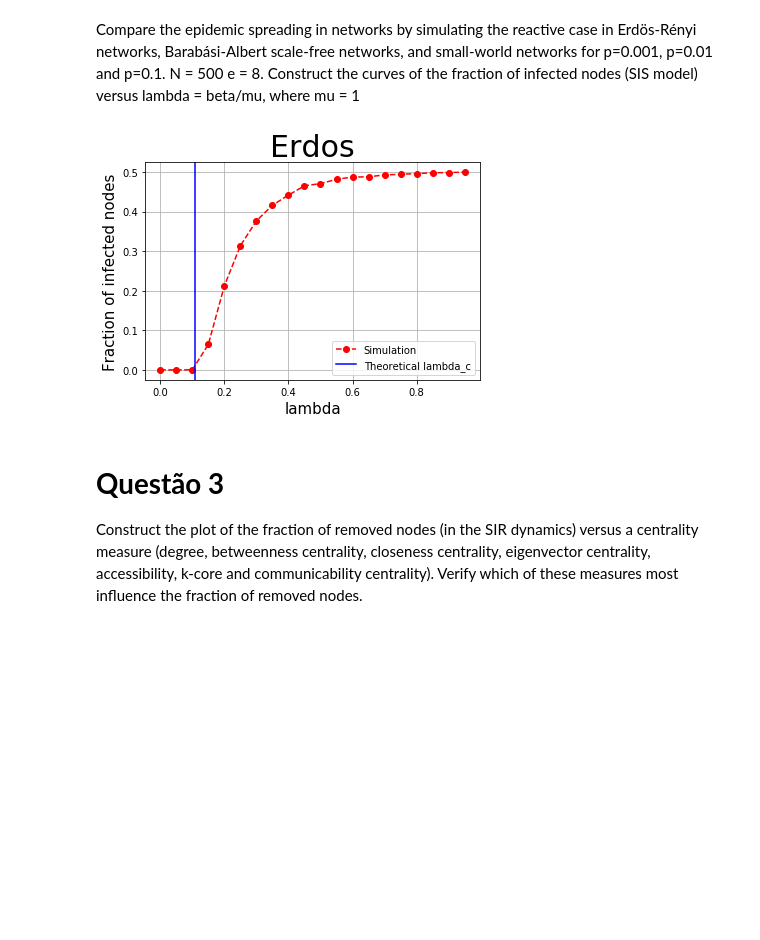
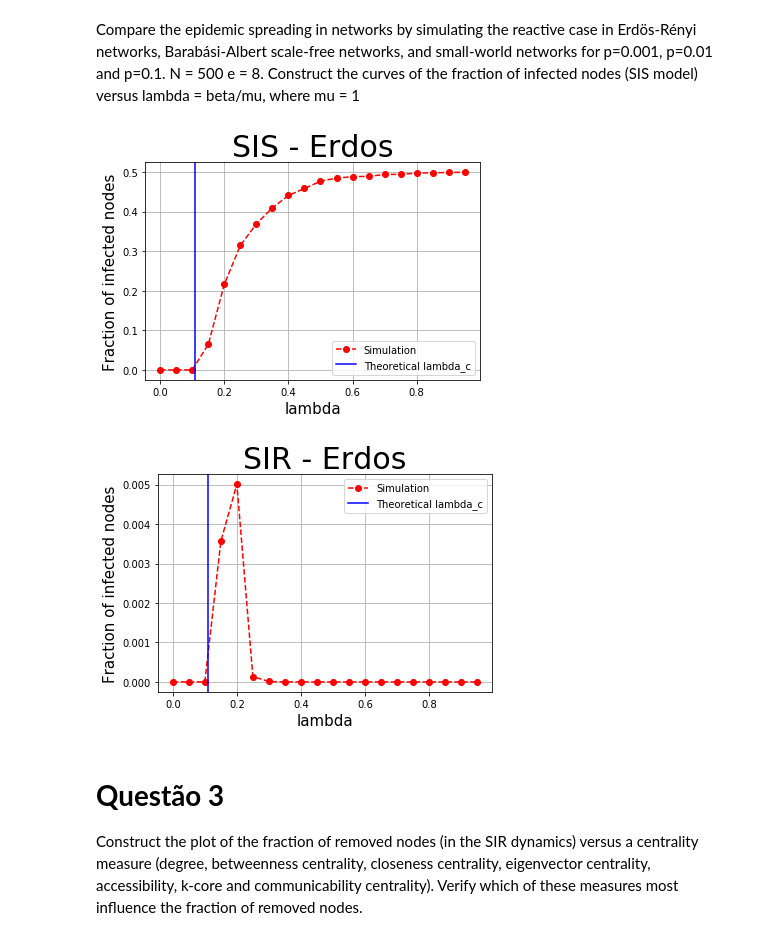
Before and after one commit to illiamw/Redes-Complexas, a Jupyter notebook: Projeto4/Projeto4.ipynb, the cells around one changed output. Cells and saved outputs as stored; diff of their text form; code cells hidden in the pictures; blank space fills up the shorter version.

```diff
--- a/Projeto4/Projeto4.ipynb
+++ b/Projeto4/Projeto4.ipynb
@@ -904,14 +917,25 @@ sw001 = nx.watts_strogatz_graph(N, m, 0.001, seed=None)
 sw01 = nx.watts_strogatz_graph(N, m, 0.01, seed=None)
 sw1 = nx.watts_strogatz_graph(N, m, 0.1, seed=None)
 sw1 = nx.watts_strogatz_graph(N, m, 0.1, seed=None)
-# %%
-plot_SIS(erdos,"Erdos")
-plot_SIS(bara, "Barabasi")
-plot_SIS(sw001, "Small-World - p=0.001")
-plot_SIS(sw01, "Small-World - p=0.01")
-plot_SIS(sw1, "Small-World - p=0.1")
-# %% [output]
-[figure, removed]
+# %%
+#Erdos
+plot_SIS(erdos,"SIS - Erdos")
+plot_SIR(erdos, "SIR - Erdos")
+#Barabasi
+plot_SIS(bara, "SIS - Barabasi Albert")
+plot_SIR(bara, "SIR - Barabasi Albert")
+#SW
+plot_SIS(sw001, "SIS - SW / p=0.001")
+plot_SIR(sw001, "SIR - SW / p=0.001")
+#SW
+plot_SIS(sw01, "SIS - SW / p=0.01")
+plot_SIR(sw01, "SIR - SW / p=0.01")
+#SW
+plot_SIS(sw1, "SIS - SW / p=0.1")
+plot_SIR(sw1, "SIR - SW / p=0.1")
+# %% [output]
+[figure, added]
+[figure, added]
 # %% [markdown]
 # **Questão 3**
 
```
Also changed, not shown: parts of 1 cell of this notebook.
